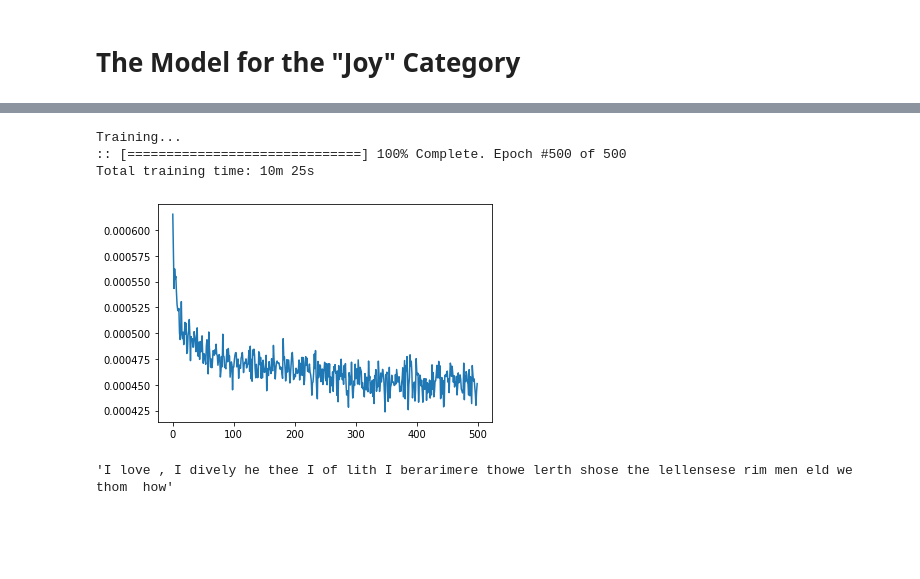
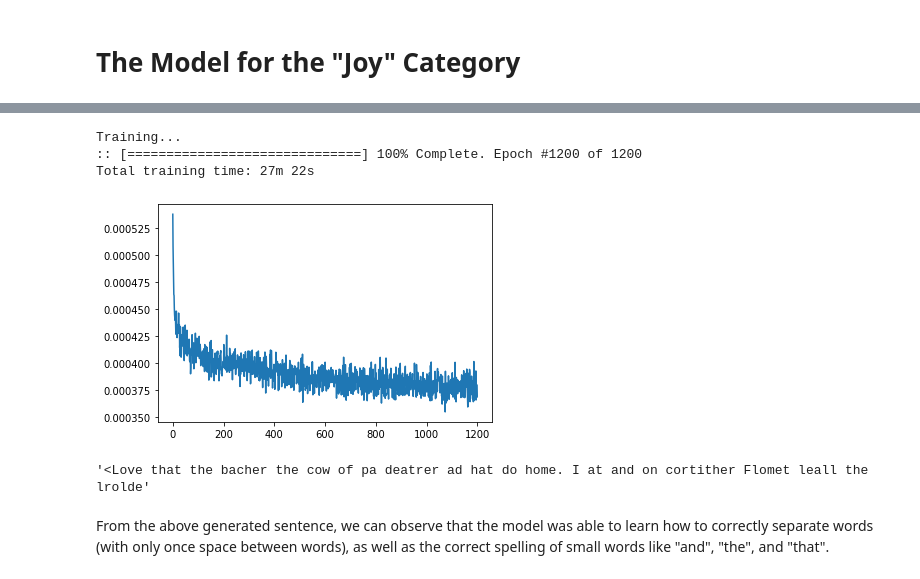
Before and after one commit to faustotnc/personalize-peom-generator, a Jupyter notebook: Baseline Model.ipynb, the cells around one changed output, grey strips where cells are left out. Drawn from its saved outputs; the diff is of its cells as text; code cells hidden in the pictures; blank space fills up the shorter version.

Commit message:
Trained Joy Model on 1200 Epochs.

```diff
--- a/Baseline Model.ipynb
+++ b/Baseline Model.ipynb
@@ -215,14 +244,14 @@ class RNN(nn.Module):
 # The Model Class
 # %%
 class PoemModel:
-    def __init__(self, data):
+    def __init__(self, data, n_epochs=1000):
         self.data = data
 
         # Model Hyperparameters
-        self.n_epochs      = 500
+        self.n_epochs      = n_epochs
         self.print_every   = 1
         self.plot_every    = 1
-        self.hidden_size   = 100
+        self.hidden_size   = 120
         self.n_layers      = 1
         self.learning_rate = 0.01
         self.batch_size    = 32
@@ -305,10 +334,10 @@ class PoemModel:
             # Add predicted word to string and use as next input
             predicted_word = list(self.data.word_to_ix.keys())[list(self.data.word_to_ix.values()).index(top_i)]
 
-            if predicted_word == "</s>":
+            if predicted_word == ">":
                 break
-
-            prime_str += "" if predicted_word == "<s>" else predicted_word
+            else:
+                prime_str += predicted_word
 
         return prime_str
 
@@ -316,23 +345,19 @@ class PoemModel:
     def evaluate_model(self):
         rouge = Rouge()
 
-        # Selects the first 10 poems of the
-        # test set to test the model
-        first_10 = self.data.test_set[:10]
-
         # cleans a peom
         def clean_poem(poem):
             return [word for word in nltk.word_tokenize(poem) if word.isalnum()]
 
         # list of poems with clean data as hypothesis for ROUGE
-        rouge_hyp = [" ".join(clean_poem(poem)) for poem in first_10]
+        rouge_hyp = [" ".join(clean_poem(poem)) for poem in self.data.test_set]
         rouge_refs = []
 
         # list of lists of poems with clean data as hypothesis for BLEU
-        bleu_references = [clean_poem(poem) for poem in first_10]
+        bleu_references = [clean_poem(poem) for poem in self.data.test_set]
         bleu_candidates = []
 
-        for i in range(10):
+        for i in range(len(self.data.test_set)):
             first_chars = " ".join(list(rouge_hyp[i])[:INPUT_SIZE])
             gen_poem = self.generate(first_chars)
             gen_poem = [word for word in nltk.word_tokenize(gen_poem)]
@@ -360,15 +388,17 @@ Number of in-out pairs: 5168617
 # %%
-m = PoemModel(joyData)
+m = PoemModel(joyData, n_epochs=1200)
 m.train()
 # %% [output]
 Training...
-:: [==============================] 100% Complete. Epoch #500 of 500
-Total training time: 10m 25s
+:: [==============================] 100% Complete. Epoch #1200 of 1200
+Total training time: 27m 22s
-[figure, old version]
+[figure, new version]
 # %%
-m.generate("I love")
+m.generate("<Love")
 # %% [output]
-'I love , I dively he thee I of lith I berarimere thowe lerth shose the lellensese rim men eld we thom  how'
+'<Love that the bacher the cow of pa deatrer ad hat do home. I at and on cortither Flomet leall the lrolde'
+# %% [markdown]
+From the above generated sentence, we can observe that the model was able to learn how to correctly separate words (with only once space between words), as well as the correct spelling of small words like "and", "the", and "that".
 # %%
 m.evaluate_model()
 # %% [output]
```
Also changed, not shown: parts of 5 cells of this notebook, 2 other files.
